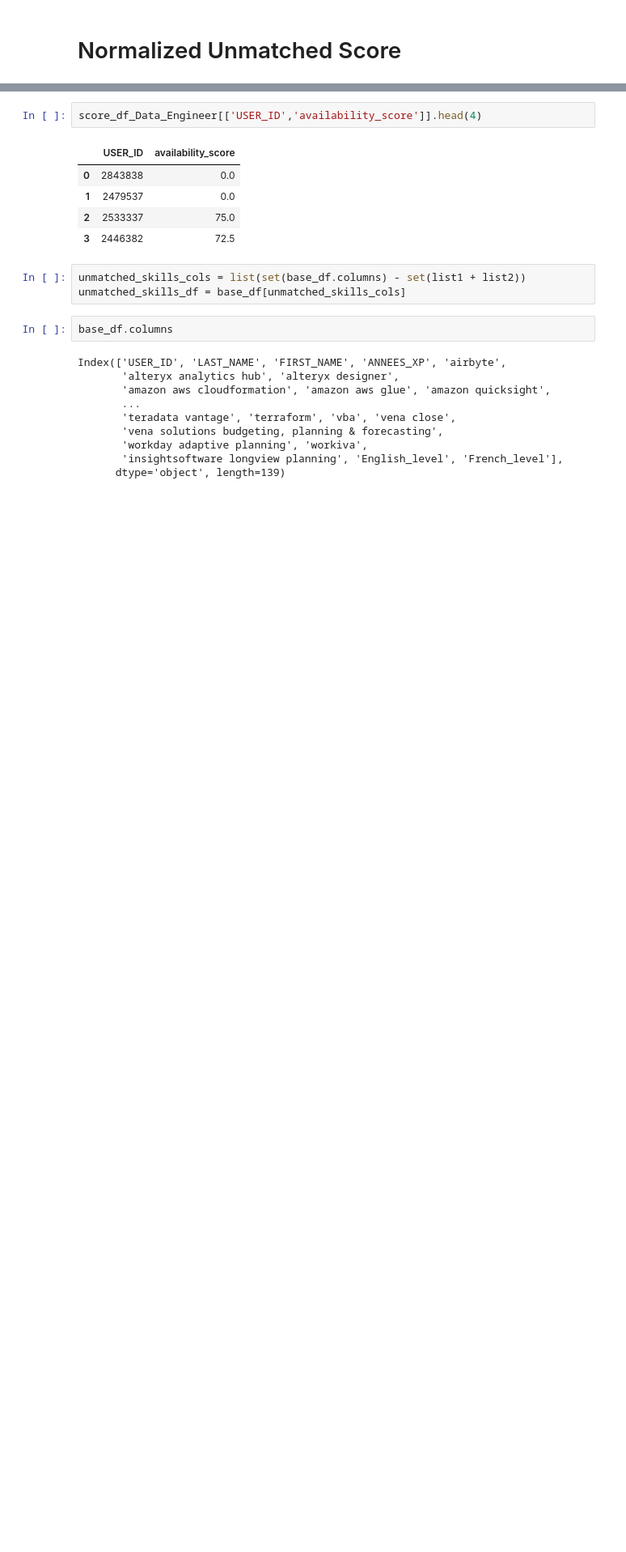
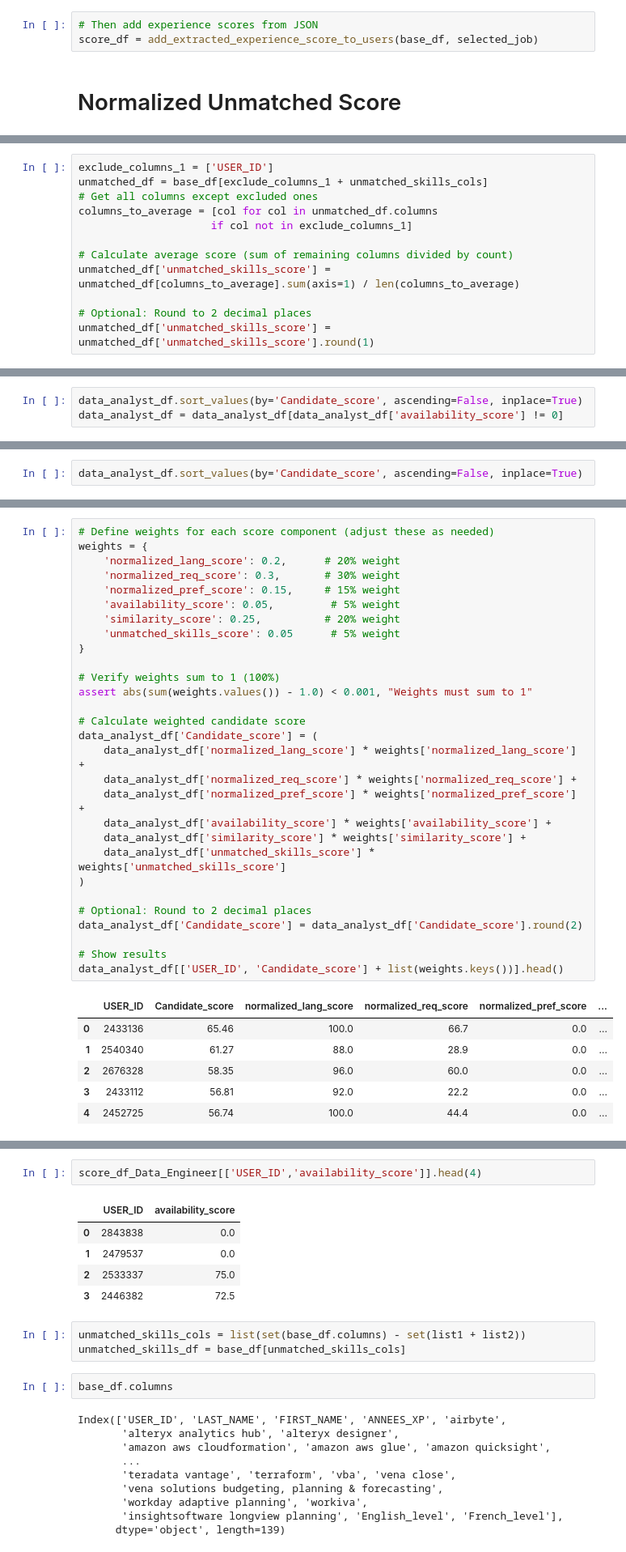
Before and after one commit to Yashsethi24/Skillfinder.AI_HEC_Data_Science_Challenge, a Jupyter notebook: Jupyter_notebooks/Step-5-Final_scoring_score.ipynb, the cells around one changed output, grey strips where cells are left out. Shown at 81% size. Drawn from its saved outputs; the diff is of its cells as text; blank space fills up the shorter version.

```diff
--- a/Jupyter_notebooks/Step-5-Final_scoring_score.ipynb
+++ b/Jupyter_notebooks/Step-5-Final_scoring_score.ipynb
@@ -1022,3 +304,6 @@ sim_df['similarity_score'] = sim_df['similarity_score'].apply(lambda x: round(x
+# %%
+# Then add experience scores from JSON
+score_df = add_extracted_experience_score_to_users(base_df, selected_job)
 # %% [markdown]
 # Normalized Unmatched Score
 # %%
@@ -1043,0 +319,12 @@ weights_list (weight columns): ['weight_required_skills', 'weight_preferred_skil
+# %%
+exclude_columns_1 = ['USER_ID']
+unmatched_df = base_df[exclude_columns_1 + unmatched_skills_cols]
+# Get all columns except excluded ones
+columns_to_average = [col for col in unmatched_df.columns
+                     if col not in exclude_columns_1]
+
+# Calculate average score (sum of remaining columns divided by count)
+unmatched_df['unmatched_skills_score'] = unmatched_df[columns_to_average].sum(axis=1) / len(columns_to_average)
+
+# Optional: Round to 2 decimal places
+unmatched_df['unmatched_skills_score'] = unmatched_df['unmatched_skills_score'].round(1)
@@ -1085,0 +442,3 @@ sim_df.head(4)
+# %%
+data_analyst_df.sort_values(by='Candidate_score', ascending=False, inplace=True)
+data_analyst_df = data_analyst_df[data_analyst_df['availability_score'] != 0]
@@ -1085,0 +609,2 @@ sim_df.head(4)
+# %%
+data_analyst_df.sort_values(by='Candidate_score', ascending=False, inplace=True)
@@ -1085,0 +633,36 @@ sim_df.head(4)
+# %%
+# Define weights for each score component (adjust these as needed)
+weights = {
+    'normalized_lang_score': 0.2,      # 20% weight
+    'normalized_req_score': 0.3,       # 30% weight
+    'normalized_pref_score': 0.15,     # 15% weight
+    'availability_score': 0.05,         # 5% weight
+    'similarity_score': 0.25,          # 20% weight
+    'unmatched_skills_score': 0.05      # 5% weight
+}
+
+# Verify weights sum to 1 (100%)
+assert abs(sum(weights.values()) - 1.0) < 0.001, "Weights must sum to 1"
+
+# Calculate weighted candidate score
+data_analyst_df['Candidate_score'] = (
+    data_analyst_df['normalized_lang_score'] * weights['normalized_lang_score'] +
+    data_analyst_df['normalized_req_score'] * weights['normalized_req_score'] +
+    data_analyst_df['normalized_pref_score'] * weights['normalized_pref_score'] +
+    data_analyst_df['availability_score'] * weights['availability_score'] +
+    data_analyst_df['similarity_score'] * weights['similarity_score'] +
+    data_analyst_df['unmatched_skills_score'] * weights['unmatched_skills_score']
+)
+
+# Optional: Round to 2 decimal places
+data_analyst_df['Candidate_score'] = data_analyst_df['Candidate_score'].round(2)
+
+# Show results
+data_analyst_df[['USER_ID', 'Candidate_score'] + list(weights.keys())].head()
+# %% [output]
+|  | USER_ID | Candidate_score | normalized_lang_score | normalized_req_score | normalized_pref_score | ... |
+| 0 | 2433136 | 65.46 | 100.0 | 66.7 | 0.0 | ... |
+| 1 | 2540340 | 61.27 | 88.0 | 28.9 | 0.0 | ... |
+| 2 | 2676328 | 58.35 | 96.0 | 60.0 | 0.0 | ... |
+| 3 | 2433112 | 56.81 | 92.0 | 22.2 | 0.0 | ... |
+| 4 | 2452725 | 56.74 | 100.0 | 44.4 | 0.0 | ... |
```
Also changed, not shown: parts of 58 cells of this notebook, 5 other files.
